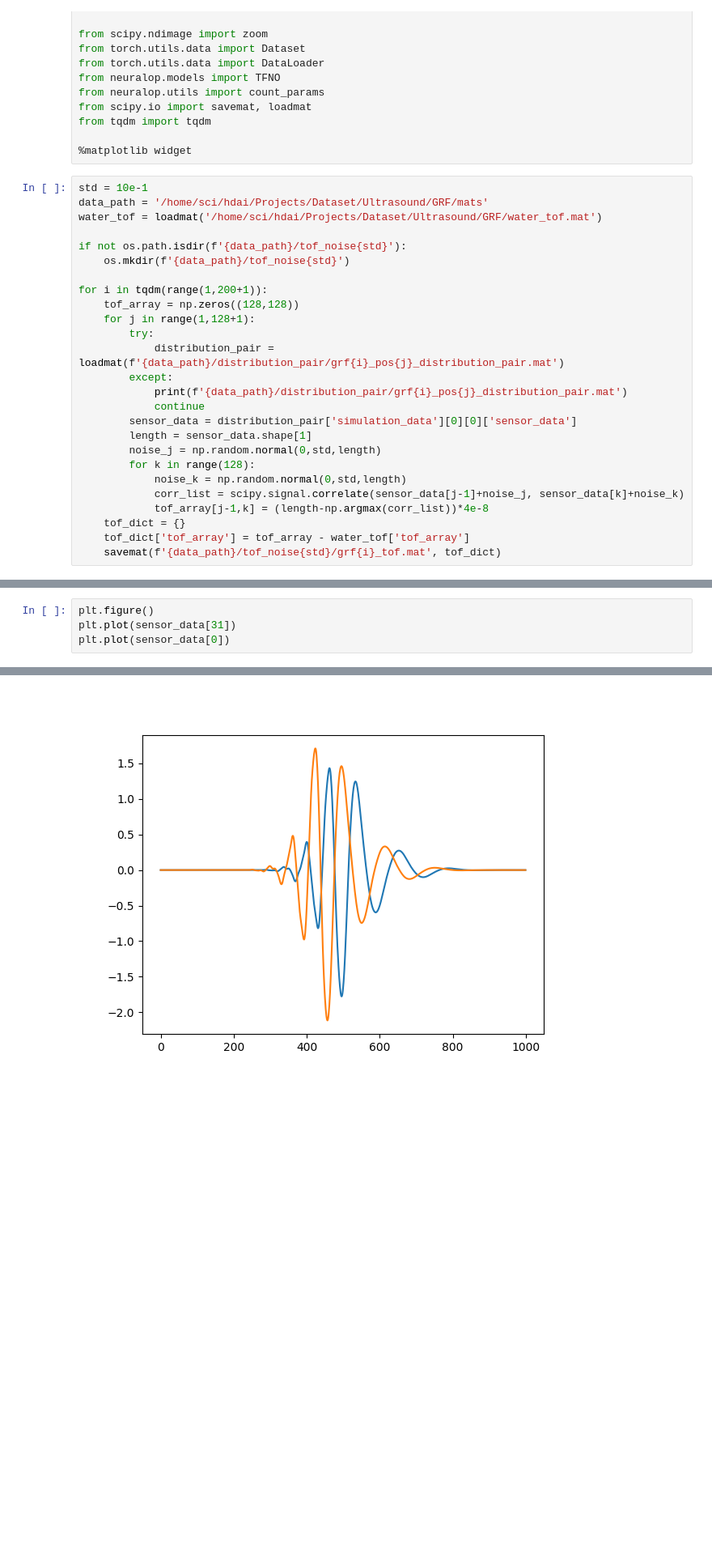
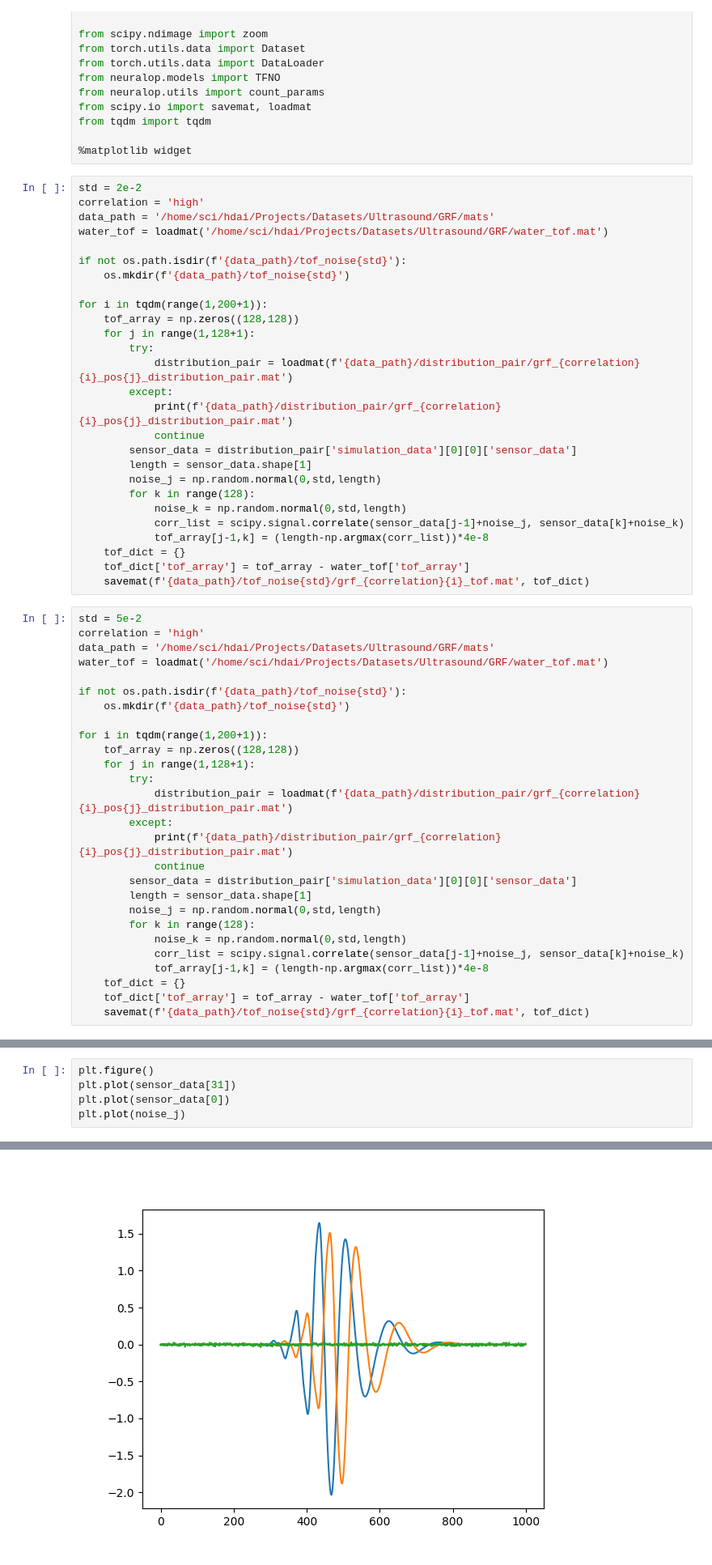
Before and after one commit to aarentai/Ultrasound-Tfno-MIDL, a Jupyter notebook: NoiseAdding.ipynb, the cells around one changed output, grey strips where cells are left out. Shown: that part at 81% size. Cells and saved outputs as stored; diff of their text form; blank space fills up the shorter version.

Commit message:
paper plot done and best tfno and unet configured

```diff
--- a/NoiseAdding.ipynb
+++ b/NoiseAdding.ipynb
@@ -13,9 +13,10 @@ from tqdm import tqdm
 
 %matplotlib widget
 # %%
-std = 10e-1
-data_path = '/home/sci/hdai/Projects/Dataset/Ultrasound/GRF/mats'
-water_tof = loadmat('/home/sci/hdai/Projects/Dataset/Ultrasound/GRF/water_tof.mat')
+std = 2e-2
+correlation = 'high'
+data_path = '/home/sci/hdai/Projects/Datasets/Ultrasound/GRF/mats'
+water_tof = loadmat('/home/sci/hdai/Projects/Datasets/Ultrasound/GRF/water_tof.mat')
 
 if not os.path.isdir(f'{data_path}/tof_noise{std}'):
     os.mkdir(f'{data_path}/tof_noise{std}')
@@ -24,9 +25,9 @@ for i in tqdm(range(1,200+1)):
     tof_array = np.zeros((128,128))
     for j in range(1,128+1):
         try:
-            distribution_pair = loadmat(f'{data_path}/distribution_pair/grf{i}_pos{j}_distribution_pair.mat')
+            distribution_pair = loadmat(f'{data_path}/distribution_pair/grf_{correlation}{i}_pos{j}_distribution_pair.mat')
         except:
-            print(f'{data_path}/distribution_pair/grf{i}_pos{j}_distribution_pair.mat')
+            print(f'{data_path}/distribution_pair/grf_{correlation}{i}_pos{j}_distribution_pair.mat')
             continue
         sensor_data = distribution_pair['simulation_data'][0][0]['sensor_data']
         length = sensor_data.shape[1]
@@ -37,4 +38,31 @@ for i in tqdm(range(1,200+1)):
             tof_array[j-1,k] = (length-np.argmax(corr_list))*4e-8
     tof_dict = {}
     tof_dict['tof_array'] = tof_array - water_tof['tof_array']
-    savemat(f'{data_path}/tof_noise{std}/grf{i}_tof.mat', tof_dict)
+    savemat(f'{data_path}/tof_noise{std}/grf_{correlation}{i}_tof.mat', tof_dict)
+# %%
+std = 5e-2
+correlation = 'high'
+data_path = '/home/sci/hdai/Projects/Datasets/Ultrasound/GRF/mats'
+water_tof = loadmat('/home/sci/hdai/Projects/Datasets/Ultrasound/GRF/water_tof.mat')
+
+if not os.path.isdir(f'{data_path}/tof_noise{std}'):
+    os.mkdir(f'{data_path}/tof_noise{std}')
+
+for i in tqdm(range(1,200+1)):
+    tof_array = np.zeros((128,128))
+    for j in range(1,128+1):
+        try:
+            distribution_pair = loadmat(f'{data_path}/distribution_pair/grf_{correlation}{i}_pos{j}_distribution_pair.mat')
+        except:
+            print(f'{data_path}/distribution_pair/grf_{correlation}{i}_pos{j}_distribution_pair.mat')
+            continue
+        sensor_data = distribution_pair['simulation_data'][0][0]['sensor_data']
+        length = sensor_data.shape[1]
+        noise_j = np.random.normal(0,std,length)
+        for k in range(128):
+            noise_k = np.random.normal(0,std,length)
+            corr_list = scipy.signal.correlate(sensor_data[j-1]+noise_j, sensor_data[k]+noise_k)
+            tof_array[j-1,k] = (length-np.argmax(corr_list))*4e-8
+    tof_dict = {}
+    tof_dict['tof_array'] = tof_array - water_tof['tof_array']
+    savemat(f'{data_path}/tof_noise{std}/grf_{correlation}{i}_tof.mat', tof_dict)
@@ -41,7 +77,8 @@ for i in tqdm(range(1,200+1)):
 # %%
 plt.figure()
 plt.plot(sensor_data[31])
 plt.plot(sensor_data[0])
+plt.plot(noise_j)
 # %% [output]
 [<matplotlib.lines.Line2D at 0x...>]
-[figure, old version]
+[figure, new version]
```
Also changed, not shown: parts of 6 cells of this notebook, 56 other files.
